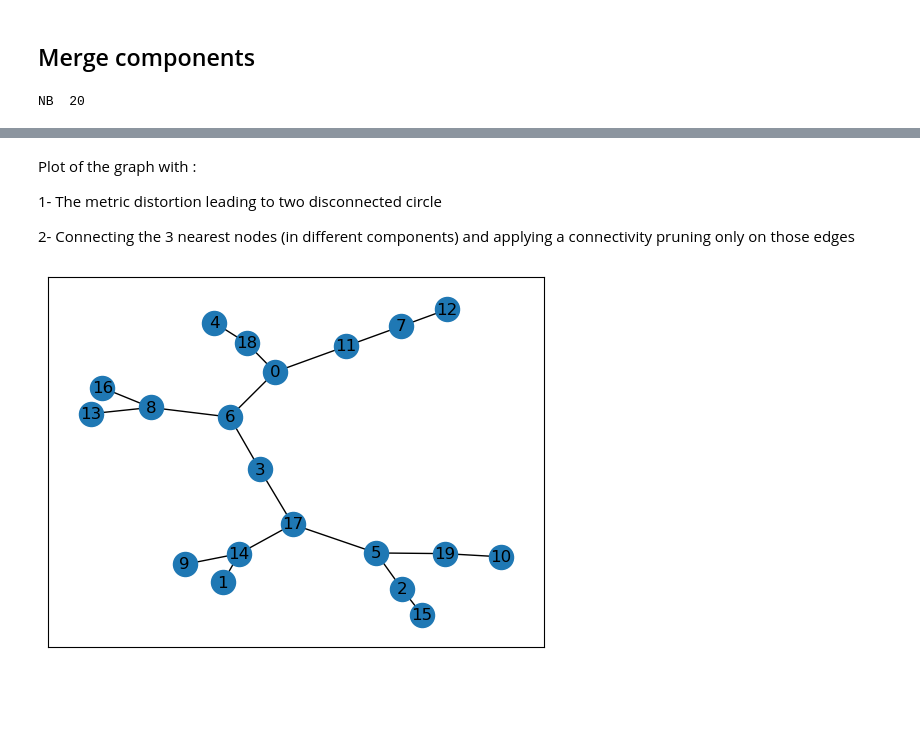
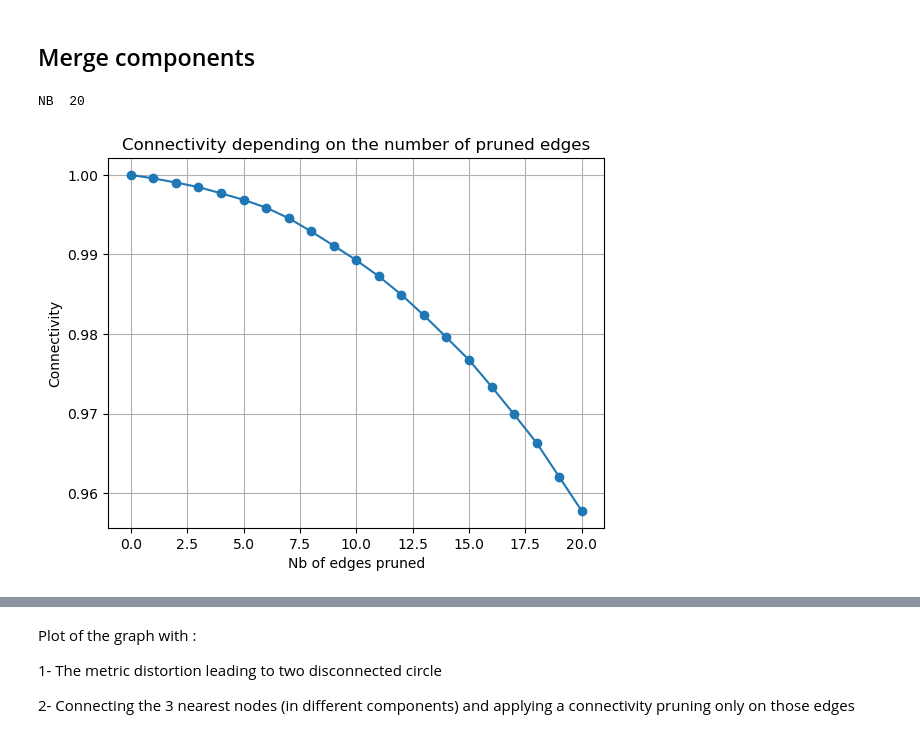
Before and after one commit to dioscuri-tda/ClusterGraph, a Jupyter notebook: examples/Concentric_circles.ipynb, the cells around one changed output, grey strips where cells are left out. Cells and saved outputs as stored; diff of their text form; code cells hidden in the pictures; blank space fills up the shorter version.

```diff
--- a/examples/Concentric_circles.ipynb
+++ b/examples/Concentric_circles.ipynb
@@ -159,16 +136,17 @@ pg.plot_colored_graph(g, nb_edges=len(g.edges), size_nodes=1000)
 ## Merge components
 # %%
 %%time
-# Creation of the object
 cluster_g = cg.ClusterGraph(
     clusters=get_clusters_from_scikit(prediction_KM), X=X, metric_clusters="average"
 )
+
 
 from clustergraph.GraphPruning import GraphPruning
 gp = GraphPruning( cluster_g.graph , type_pruning = "md", knn_g= nn_Graph, X=X , algo="bf" ,  k_compo = 3)
 pruned_gg , md = gp.prune( score = True)
 
-graph_con = gp.prunedStrategy.conn_prune_merged_graph( pruned_gg, nb_edges_pruned = 10 )
+graph_con = gp.prunedStrategy.conn_prune_merged_graph( pruned_gg, nb_edges_pruned = 20 )
 gp.prunedStrategy.plt_conn_prune_computed()
 # %% [output]
 NB  20
+[figure, added]
@@ -179,8 +158,4 @@ Plot of the graph with :
 1- The metric distortion leading to two disconnected circle
 
 2- Connecting the 3 nearest nodes (in different components) and applying a connectivity pruning only on those edges
-# %%
-nx.draw_networkx(g)
-# %% [output]
-[figure, removed]
 # %%
```
Also changed, not shown: parts of 16 cells of this notebook, 10 other files.
